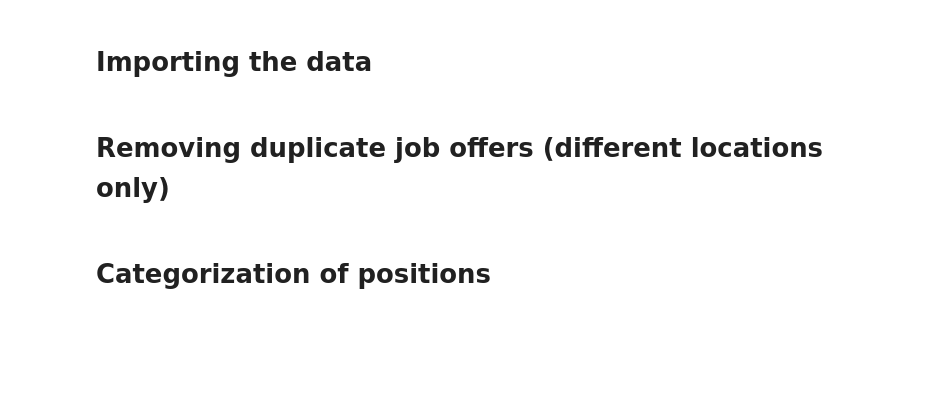
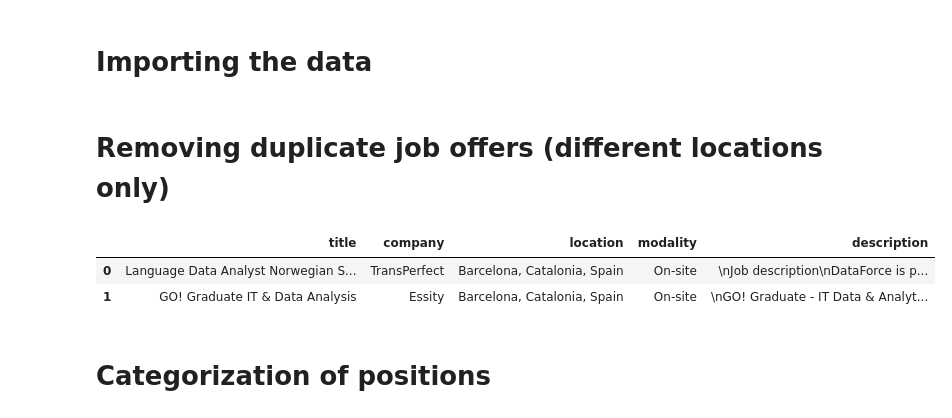
Before and after one commit to marc-soler/Ironhack_final_project, a Jupyter notebook: Code/2. Data Cleaning + EDA.ipynb, the cells around one changed output. Cells and saved outputs as stored; diff of their text form; code cells hidden in the pictures; blank space fills up the shorter version.

```diff
--- a/Code/2. Data Cleaning + EDA.ipynb
+++ b/Code/2. Data Cleaning + EDA.ipynb
@@ -37,6 +52,12 @@ df = pd.read_csv('../data/analyst_scientist_bcn_last_month.csv')
 # %%
 df.drop([159, 163, 207], inplace=True)
 df.reset_index(drop=True, inplace=True)
+# %%
+df.head(2)
+# %% [output]
+|  | title | company | location | modality | description |
+| 0 | Language Data Analyst Norwegian S... | TransPerfect | Barcelona, Catalonia, Spain | On-site | \nJob description\nDataForce is p... |
+| 1 | GO! Graduate IT & Data Analysis | Essity | Barcelona, Catalonia, Spain | On-site | \nGO! Graduate - IT Data & Analyt... |
 # %% [markdown]
 # Categorization of positions
 # %% [markdown]
```
Also changed, not shown: parts of 7 cells of this notebook, 10 other files.
